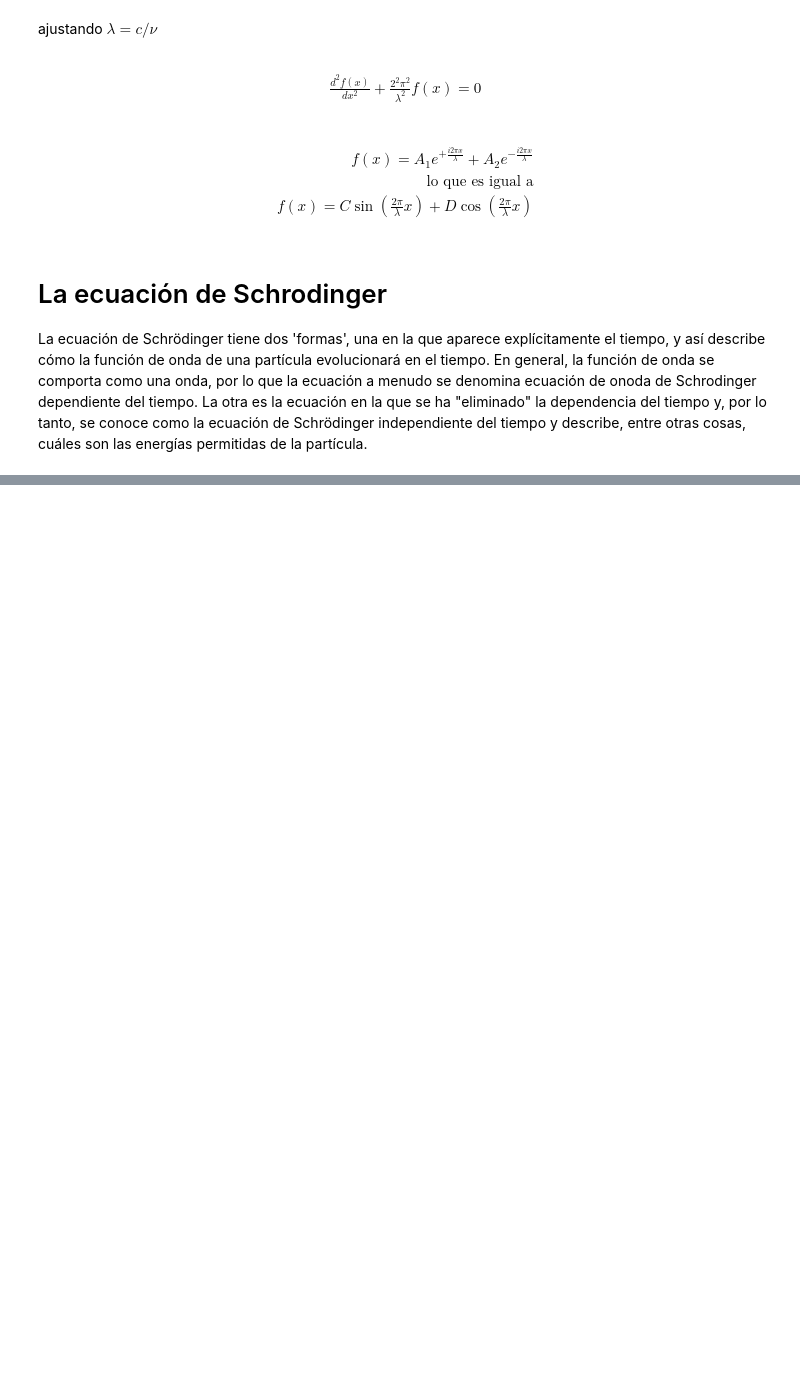
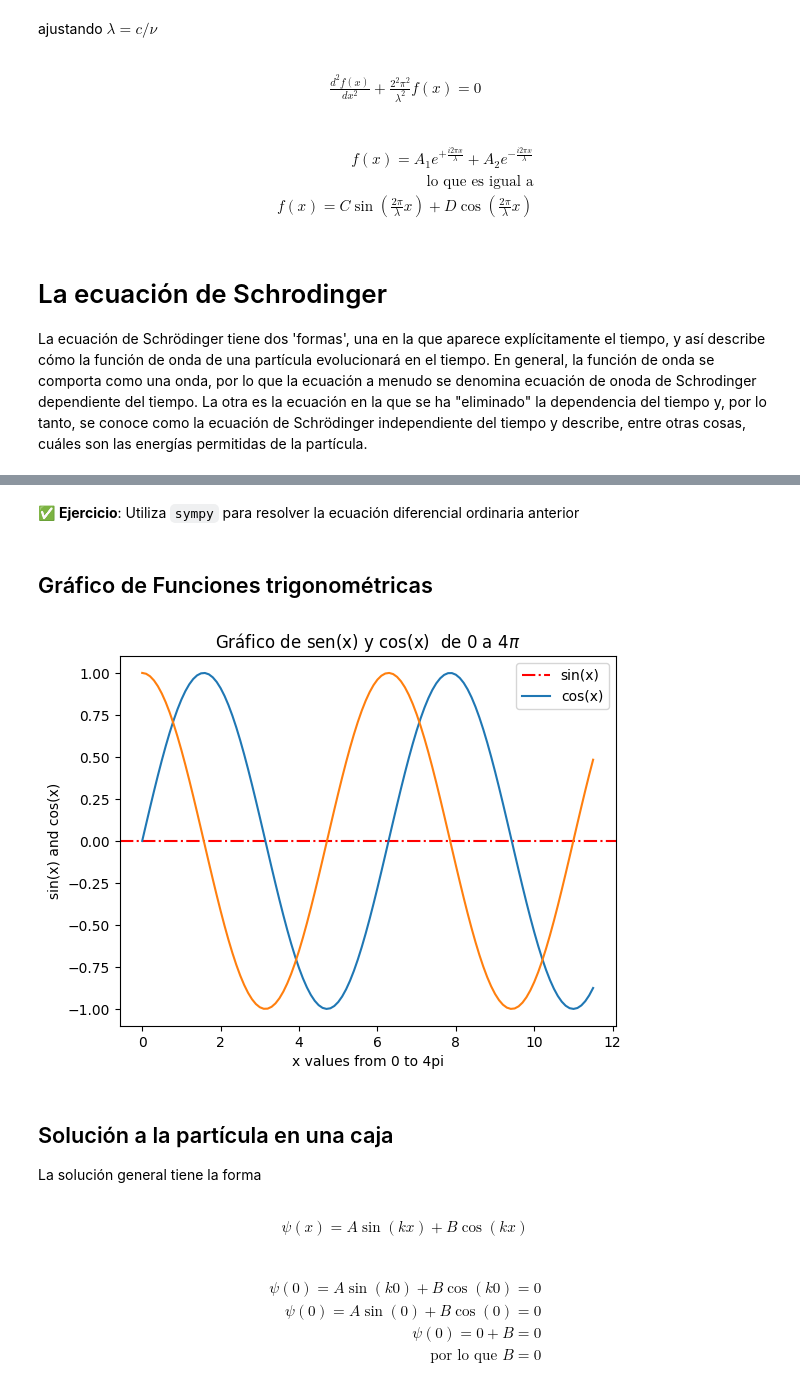
Before and after one commit to jrmaza/physical-chemistry, a Jupyter notebook: S03E01_QuantumIntro.ipynb, the cells around one changed output, grey strips where cells are left out. Saved outputs shown, nothing was run; the diff lists cells and outputs as text; code cells hidden in the pictures; blank space fills up the shorter version.

````diff
--- a/S03E01_QuantumIntro.ipynb
+++ b/S03E01_QuantumIntro.ipynb
@@ -390,0 +417,52 @@ La otra es la ecuación en la que se ha "eliminado" la dependencia del tiempo y,
+# %% [markdown]
+✅ **Ejercicio**: Utiliza ```sympy``` para resolver la ecuación diferencial ordinaria anterior
+# %% [markdown]
+## Gráfico de Funciones trigonométricas
+# %%
+#@title Sen y Cos
+import numpy as np
+import matplotlib.pyplot as plt
+
+x = np.arange(0,4*np.pi-1,0.1)   # start,stop,step
+sen = np.sin(x)
+cos = np.cos(x)
+
+plt.axhline(y = 0.0, color = 'r', linestyle = '-.')
+plt.plot(x,sen)
+plt.plot(x,cos)
+plt.xlabel('x values from 0 to 4pi')  # string must be enclosed with quotes '  '
+plt.ylabel('sin(x) and cos(x)')
+plt.title('Gráfico de sen(x) y cos(x)  de 0 a 4$\pi$')
+plt.legend(['sin(x)', 'cos(x)'])      # legend entries as seperate strings in a list
+plt.show()
+# %% [output]
+[figure, added]
+# %% [markdown]
+## Solución a la partícula en una caja
+La solución general tiene la forma
+# %%
+#@title Solución EDO Schrodinger
+%%latex
+\begin{aligned}
+\psi(x) = A\sin(k x) + B\cos(k x)
+\end{aligned}
+# %% [output]
+\begin{aligned}
+\psi(x) = A\sin(k x) + B\cos(k x)
+\end{aligned}
+# %%
+#@title Condición de frontera $\psi(0) = 0$
+%%latex
+\begin{aligned}
+\psi(0) = A\sin(k 0) + B\cos(k 0) = 0\\
+\psi(0) = A\sin(0) + B\cos(0) = 0\\
+\psi(0) = 0 + B = 0 \\
+\text{por lo que $B = 0$}
+\end{aligned}
+# %% [output]
+\begin{aligned}
+\psi(0) = A\sin(k 0) + B\cos(k 0) = 0\\
+\psi(0) = A\sin(0) + B\cos(0) = 0\\
+\psi(0) = 0 + B = 0 \\
+\text{por lo que $B = 0$}
+\end{aligned}
````
Also changed, not shown: parts of 8 cells of this notebook.
